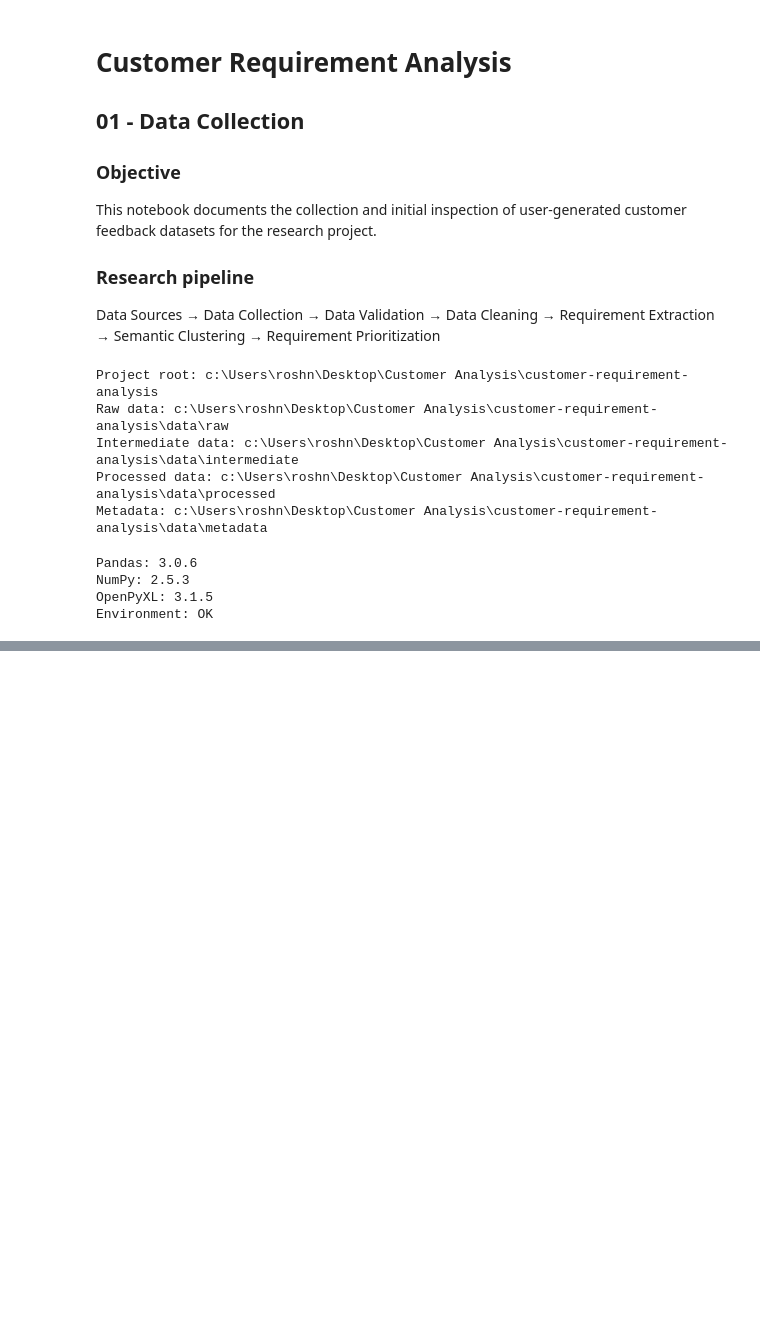
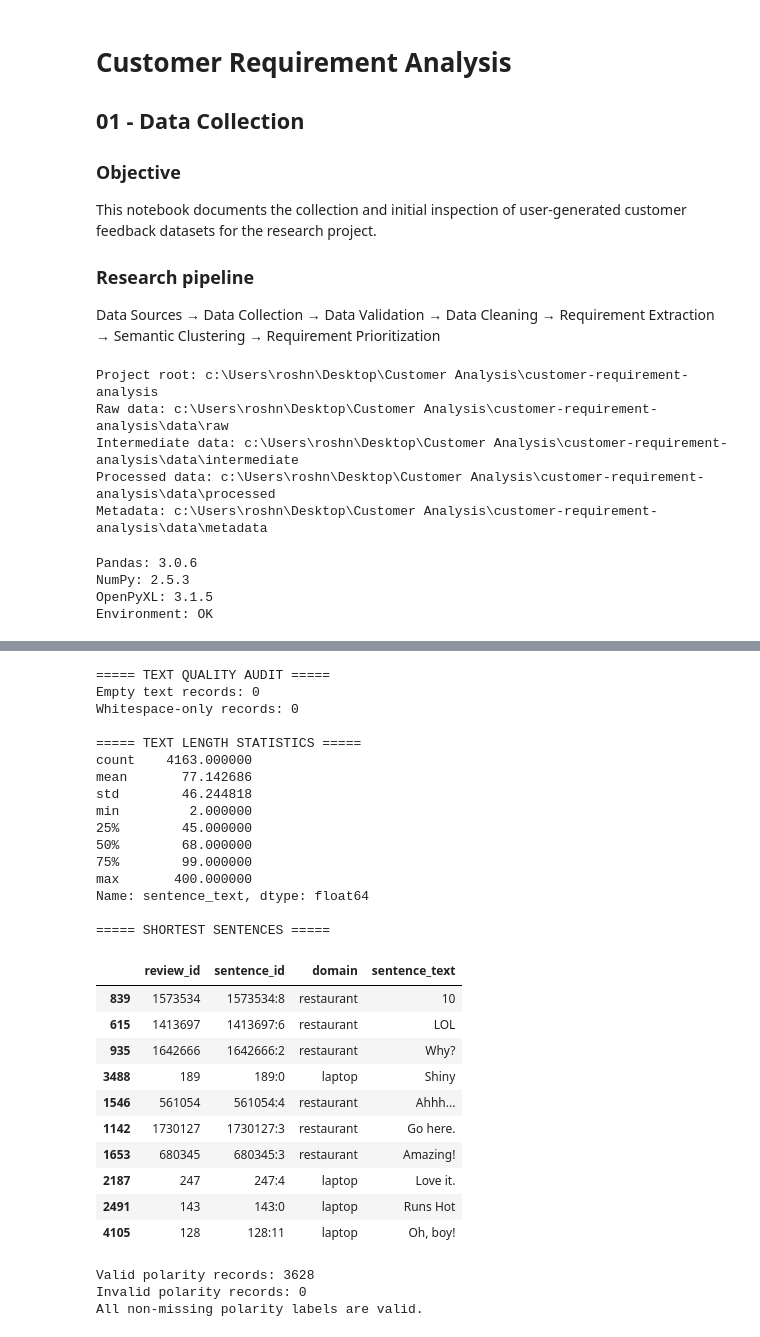
Before and after one commit to Roshni-Singh27/customer-requirement-analysis, a Jupyter notebook: notebooks/01_data_collection.ipynb, the cells around one changed output, grey strips where cells are left out. Drawn from its saved outputs; the diff is of its cells as text; code cells hidden in the pictures; blank space fills up the shorter version.

```diff
--- a/notebooks/01_data_collection.ipynb
+++ b/notebooks/01_data_collection.ipynb
@@ -59,0 +541,77 @@ Environment: OK
+# %%
+# Text quality audit
+
+print("===== TEXT QUALITY AUDIT =====")
+
+empty_text = combined_df["sentence_text"].str.strip() == ""
+whitespace_only = combined_df["sentence_text"].str.fullmatch(r"\s*")
+
+print("Empty text records:", empty_text.sum())
+print("Whitespace-only records:", whitespace_only.sum())
+
+print("\n===== TEXT LENGTH STATISTICS =====")
+print(combined_df["sentence_text"].str.len().describe())
+
+print("\n===== SHORTEST SENTENCES =====")
+display(
+    combined_df.loc[
+        combined_df["sentence_text"].str.len().nsmallest(10).index,
+        ["review_id", "sentence_id", "domain", "sentence_text"]
+    ]
+)
+# %% [output]
+===== TEXT QUALITY AUDIT =====
+Empty text records: 0
+Whitespace-only records: 0
+
+===== TEXT LENGTH STATISTICS =====
+count    4163.000000
+mean       77.142686
+std        46.244818
+min         2.000000
+25%        45.000000
+50%        68.000000
+75%        99.000000
+max       400.000000
+Name: sentence_text, dtype: float64
+
+===== SHORTEST SENTENCES =====
+|  | review_id | sentence_id | domain | sentence_text |
+| 839 | 1573534 | 1573534:8 | restaurant | 10 |
+| 615 | 1413697 | 1413697:6 | restaurant | LOL |
+| 935 | 1642666 | 1642666:2 | restaurant | Why? |
+| 3488 | 189 | 189:0 | laptop | Shiny |
+| 1546 | 561054 | 561054:4 | restaurant | Ahhh... |
+| 1142 | 1730127 | 1730127:3 | restaurant | Go here. |
+| 1653 | 680345 | 680345:3 | restaurant | Amazing! |
+| 2187 | 247 | 247:4 | laptop | Love it. |
+| 2491 | 143 | 143:0 | laptop | Runs Hot |
+| 4105 | 128 | 128:11 | laptop | Oh, boy! |
+# %%
+# Validate polarity labels
+
+valid_polarities = {"positive", "negative", "neutral"}
+
+invalid_polarity = combined_df.loc[
+    combined_df["polarity"].notna()
+    & ~combined_df["polarity"].isin(valid_polarities)
+]
+
+print("Valid polarity records:",
+      combined_df["polarity"].isin(valid_polarities).sum())
+
+print("Invalid polarity records:",
+      len(invalid_polarity))
+
+if len(invalid_polarity) > 0:
+    display(
+        invalid_polarity[
+            ["review_id", "sentence_id", "domain", "sentence_text", "polarity"]
+        ].head(20)
+    )
+else:
+    print("All non-missing polarity labels are valid.")
+# %% [output]
+Valid polarity records: 3628
+Invalid polarity records: 0
+All non-missing polarity labels are valid.
```
Also changed, not shown: parts of 21 cells of this notebook, 3 other files.
